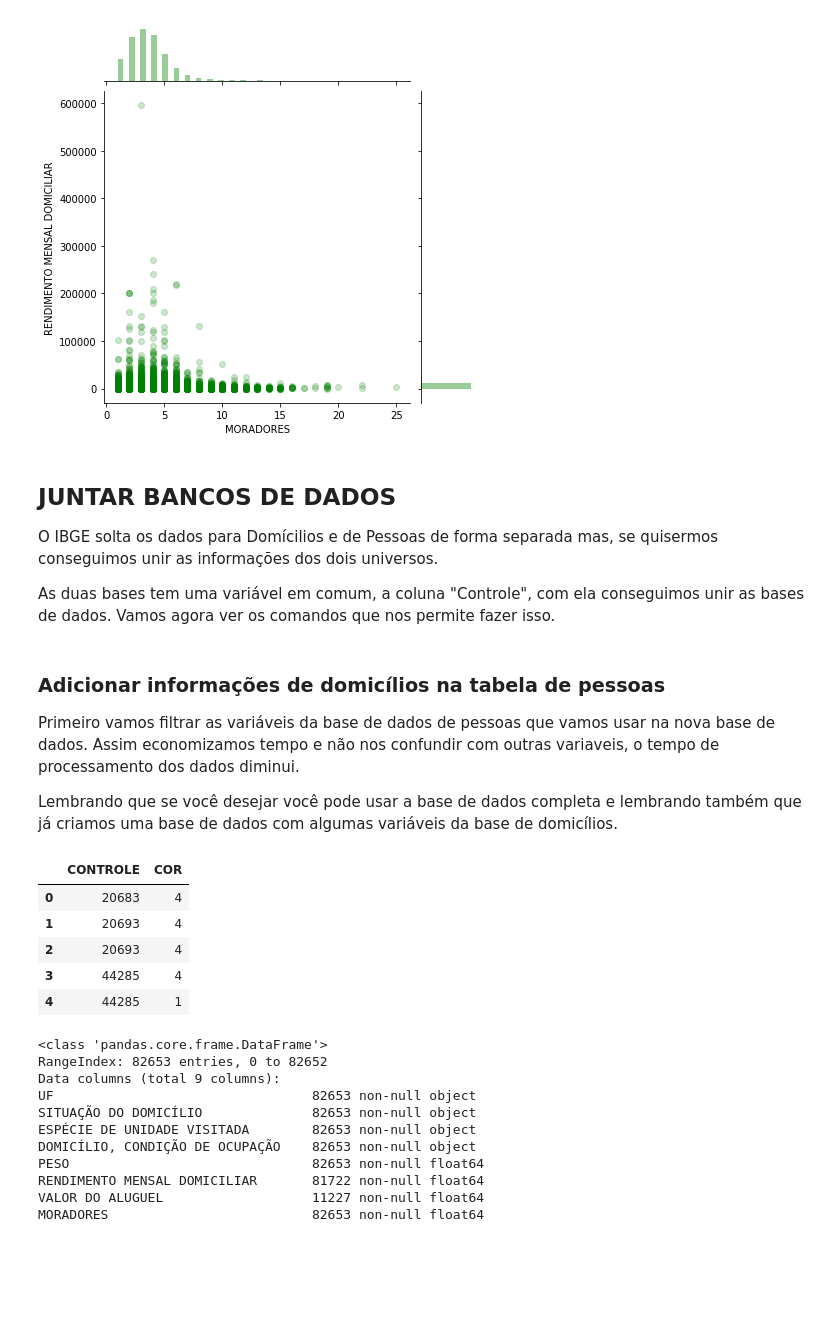
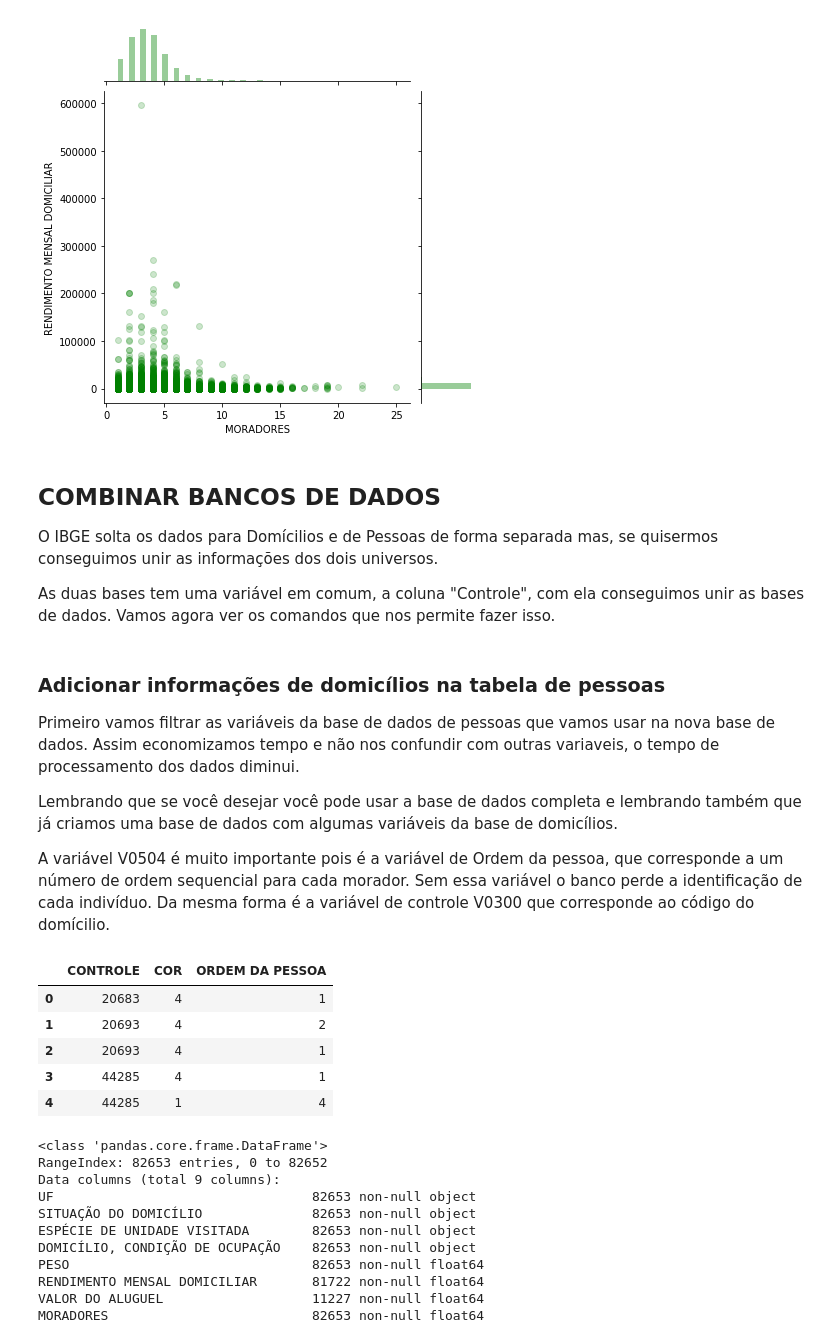
Before and after one commit to marinattomas/Curso-de-Python-aplicado-ao-Censo, a Jupyter notebook: Notebook_Python_Curso.ipynb, the cells around one changed output. Drawn from its saved outputs; the diff is of its cells as text; code cells hidden in the pictures; blank space fills up the shorter version.

```diff
--- a/Notebook_Python_Curso.ipynb
+++ b/Notebook_Python_Curso.ipynb
@@ -29,20 +30,20 @@ os.getcwd()
 # %%
 # Carregar os arquivos com os layouts
-layout = pd.ExcelFile('C:/Users/marin/Downloads/Curso Python/Abrindo dados Censo/AC/layouts/Layout_microdados_Amostra.xlsx')
-layout_domi = pd.read_excel(layout, 'DOMI', skiprows=1)
-layout_pess = pd.read_excel(layout, 'PESS', skiprows=1)
+layout = pd.ExcelFile('layouts/Layout_microdados_Amostra.xlsx') # abre o dicionário
+layout_domi = pd.read_excel(layout, 'DOMI', skiprows=1) # abre aba de domicílios e pula 1 linha
+layout_pess = pd.read_excel(layout, 'PESS', skiprows=1) # abre aba de domicílios e pula 1 linha
 
 # Cria as variáveis de layout
 # Ou seja, mostrar para o software como identificar ponto inicial e final de cada variavel
-variable_name_domi = layout_domi['VAR']
-variable_name_pess = layout_pess['VAR']
-initial_positions_domi = layout_domi['POSIÇÃO INICIAL']
-initial_positions_pess = layout_pess['POSIÇÃO INICIAL']
-final_positions_domi = layout_domi['POSIÇÃO FINAL']
-final_positions_pess = layout_pess['POSIÇÃO FINAL']
-decimals_domi = layout_domi['DEC'].fillna(0).map(lambda x: 10**x)
-decimals_pess = layout_pess['DEC'].fillna(0).map(lambda x: 10**x)
-tipo_domi=layout_domi['TIPO']
+variable_name_domi = layout_domi['VAR'] # nome das variáveis do dicionóario de domicílios
+variable_name_pess = layout_pess['VAR'] # nome das variáveis do dicionóario de pessoas
+initial_positions_domi = layout_domi['POSIÇÃO INICIAL'] # posições iniciais das variáveis de domicílios
+initial_positions_pess = layout_pess['POSIÇÃO INICIAL'] # posições iniciais das variáveis de pessoas
+final_positions_domi = layout_domi['POSIÇÃO FINAL'] # posições finais das variáveis de domicílios
+final_positions_pess = layout_pess['POSIÇÃO FINAL'] # posições finais das variáveis das variáveis de pessoas
+decimals_domi = layout_domi['DEC'].fillna(0).map(lambda x: 10**x) # divide pelas casas decimais das variáveis domicílios
+decimals_pess = layout_pess['DEC'].fillna(0).map(lambda x: 10**x) # divide pelas casas decimais das variáveis pessoas
+tipo_domi=layout_domi['TIPO'] # pega o tipo das variáveis de domicílios
 
 list_of_tuples_domi = [(x-1, y) for x,y in zip(initial_positions_domi, final_positions_domi)]
 list_of_tuples_pess = [(x-1, y) for x,y in zip(initial_positions_pess, final_positions_pess)]
@@ -92,14 +97,14 @@ Name: VAR, dtype: object
 # Abre e salva em dataframe os arquivos de microdados
 
 dict_domicilios = {}
-files_to_read_domi = os.listdir('C:/Users/marin/Downloads/Curso Python/Abrindo dados Censo/AC/amostras_trabalho/domicilios')
+files_to_read_domi = os.listdir('amostras_trabalho/domicilios')
 
 dict_pessoas = {}
-files_to_read_pess = os.listdir('C:/Users/marin/Downloads/Curso Python/Abrindo dados Censo/AC/amostras_trabalho/pessoas')
+files_to_read_pess = os.listdir('amostras_trabalho/pessoas')
 
 # Abre os arquivos de domicílio
 for file in files_to_read_domi:
-    df = pd.read_fwf('C:/Users/marin/Downloads/Curso Python/Abrindo dados Censo/AC/amostras_trabalho/domicilios/{}'.format(file), colspecs=list_of_tuples_domi, header=None)
+    df = pd.read_fwf('amostras_trabalho/domicilios/{}'.format(file), colspecs=list_of_tuples_domi, header=None)
     df = df.astype(float).divide(decimals_domi, axis=1)
     df.columns = variable_name_domi.values
     df = df.astype(object)
@@ -109,7 +114,7 @@ for file in files_to_read_domi:
 
 # Abre os arquivos de pessoas
 for file in files_to_read_pess:
-    df = pd.read_fwf('C:/Users/marin/Downloads/Curso Python/Abrindo dados Censo/AC/amostras_trabalho/pessoas/{}'.format(file), colspecs=list_of_tuples_pess, header=None)
+    df = pd.read_fwf('amostras_trabalho/pessoas/{}'.format(file), colspecs=list_of_tuples_pess, header=None)
     df = df.astype(float).divide(decimals_pess, axis=1)
     df.columns = variable_name_pess.values
     df = df.applymap(lambda x: str(x).replace('.0', ''))
@@ -561,7 +567,7 @@ plt.show()
 # %% [output]
 [figure]
 # %% [markdown]
-## JUNTAR BANCOS DE DADOS
+## COMBINAR BANCOS DE DADOS
 
 O IBGE solta os dados para Domícilios e de Pessoas de forma separada mas, se quisermos conseguimos unir as informações dos dois universos.
 
@@ -572,17 +578,19 @@ As duas bases tem uma variável em comum, a coluna "Controle", com ela conseguim
 Primeiro vamos filtrar as variáveis da base de dados de pessoas que vamos usar na nova base de dados. Assim economizamos tempo e não nos confundir com outras variaveis, o tempo de processamento dos dados diminui.
 
 Lembrando que se você desejar você pode usar a base de dados completa e lembrando também que já criamos uma base de dados com algumas variáveis da base de domicílios.
+
+A variável V0504 é muito importante pois é a variável de Ordem da pessoa, que corresponde a um número de ordem sequencial para cada morador. Sem essa variável o banco perde a identificação de cada indivíduo. Da mesma forma é a variável de controle V0300 que corresponde ao código do domícilio.
 # %%
-pessoas_sel = pessoas[['V0300','V0606']]
-pessoas_sel = pessoas_sel.rename(columns={'V0300':'CONTROLE','V0606':'COR'})
+pessoas_sel = pessoas[['V0300','V0606','V0504']]
+pessoas_sel = pessoas_sel.rename(columns={'V0300':'CONTROLE','V0606':'COR','V0504': 'ORDEM DA PESSOA'})
 pessoas_sel.head()
 # %% [output]
-|  | CONTROLE | COR |
-| 0 | 20683 | 4 |
-| 1 | 20693 | 4 |
-| 2 | 20693 | 4 |
-| 3 | 44285 | 4 |
-| 4 | 44285 | 1 |
+|  | CONTROLE | COR | ORDEM DA PESSOA |
+| 0 | 20683 | 4 | 1 |
+| 1 | 20693 | 4 | 2 |
+| 2 | 20693 | 4 | 1 |
+| 3 | 44285 | 4 | 1 |
+| 4 | 44285 | 1 | 4 |
 # %%
 domicilio_dom.info() # informações sobre a base
 ## Conferir nomes e tipos das variáveis
```
Also changed, not shown: parts of 22 cells of this notebook, 6 other files.
